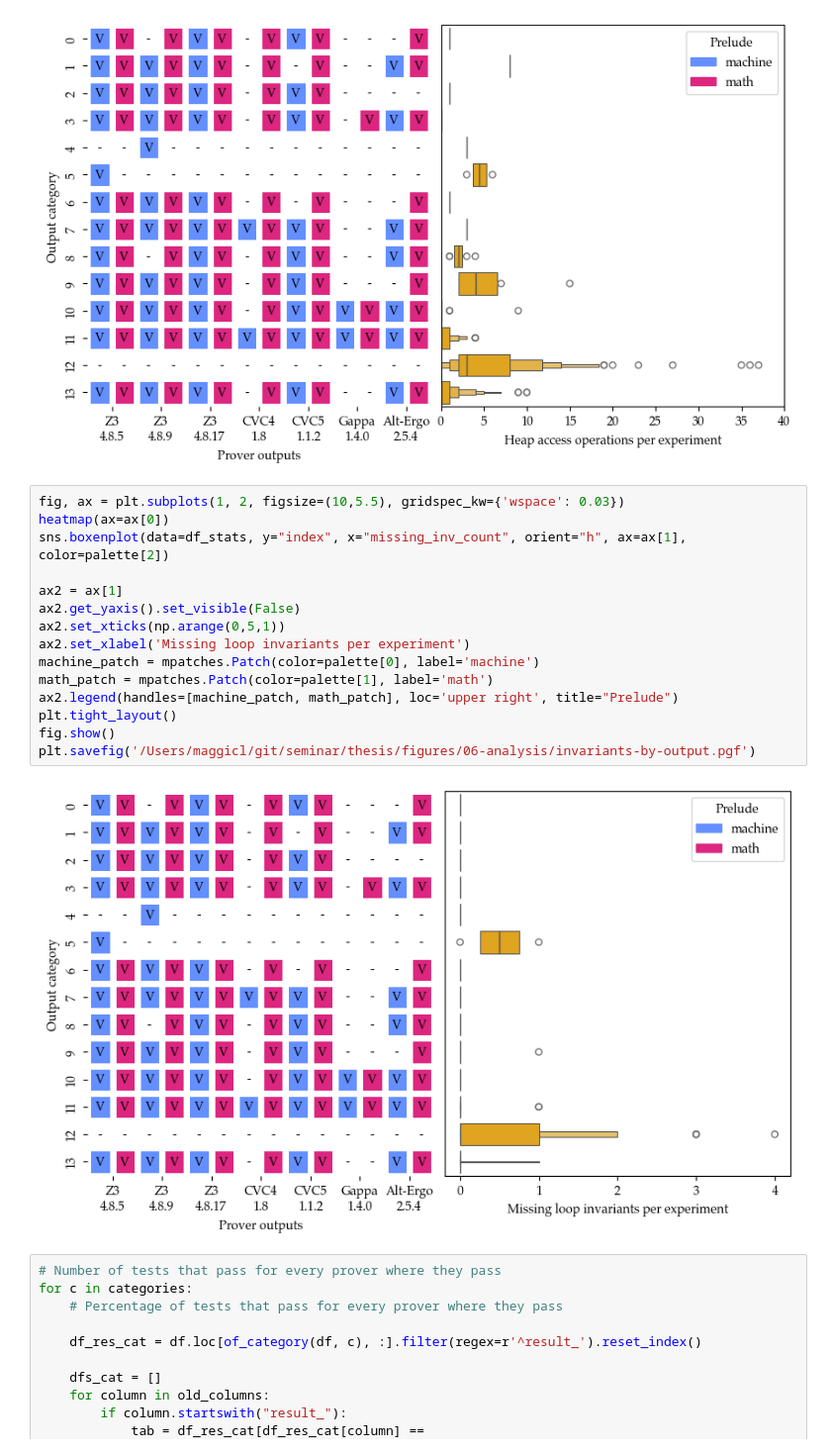
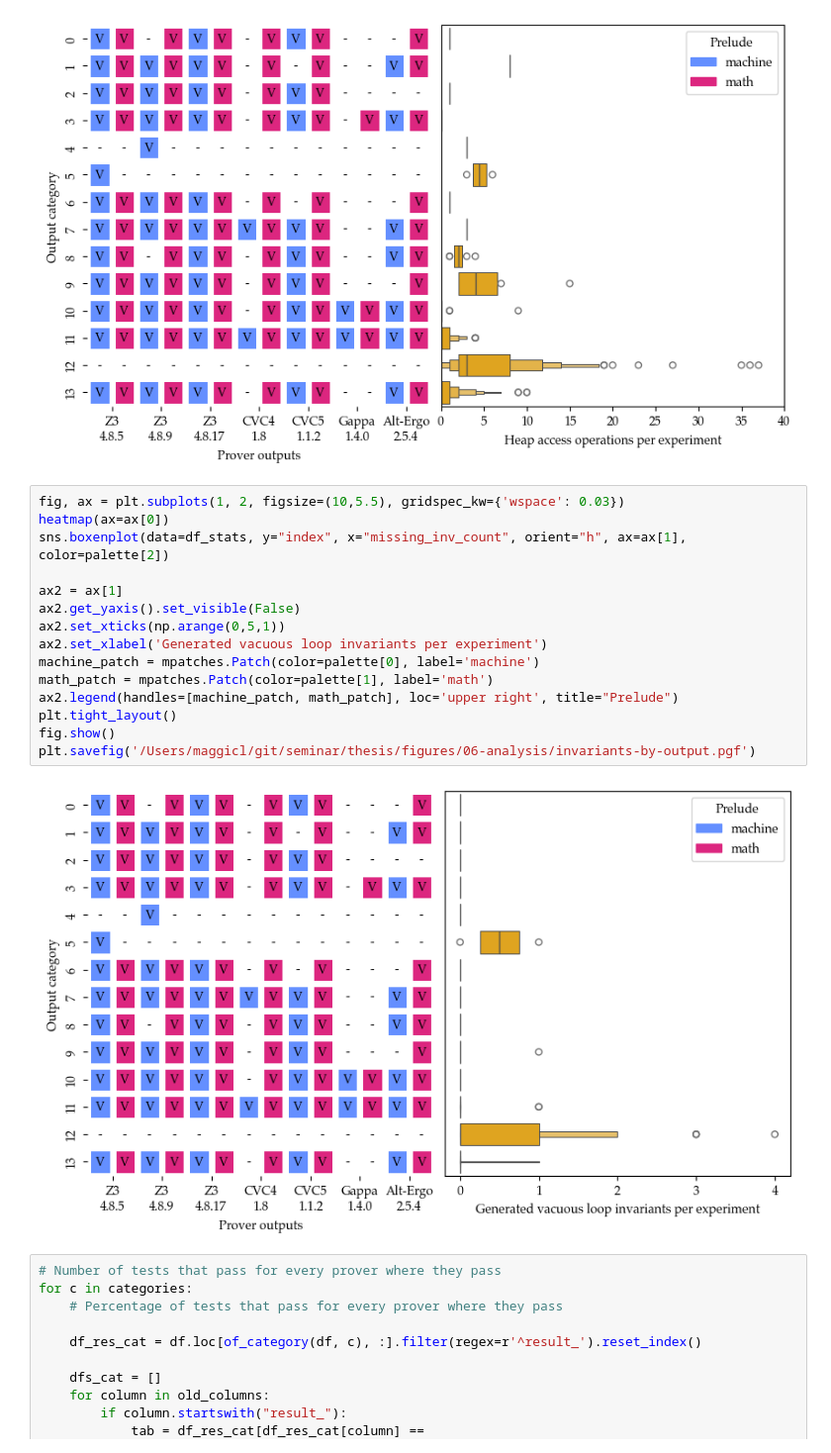
Before and after one commit to maggicl/WhyBack, a Jupyter notebook: byteback-test/data/results.ipynb, the cells around one changed output. Shown at 99% size. Drawn from its saved outputs; the diff is of its cells as text.

```diff
--- a/byteback-test/data/results.ipynb
+++ b/byteback-test/data/results.ipynb
@@ -375,20 +544,20 @@ plt.savefig('/Users/maggicl/git/seminar/thesis/figures/06-analysis/heap-by-outpu
 # %%
 fig, ax = plt.subplots(1, 2, figsize=(10,5.5), gridspec_kw={'wspace': 0.03})
 heatmap(ax=ax[0])
 sns.boxenplot(data=df_stats, y="index", x="missing_inv_count", orient="h", ax=ax[1], color=palette[2])
 
 ax2 = ax[1]
 ax2.get_yaxis().set_visible(False)
 ax2.set_xticks(np.arange(0,5,1))
-ax2.set_xlabel('Missing loop invariants per experiment')
+ax2.set_xlabel('Generated vacuous loop invariants per experiment')
 machine_patch = mpatches.Patch(color=palette[0], label='machine')
 math_patch = mpatches.Patch(color=palette[1], label='math')
 ax2.legend(handles=[machine_patch, math_patch], loc='upper right', title="Prelude")
 plt.tight_layout()
 fig.show()
 plt.savefig('/Users/maggicl/git/seminar/thesis/figures/06-analysis/invariants-by-output.pgf')
 # %% [output]
-[figure, old version]
+[figure, new version]
 # %%
 # Number of tests that pass for every prover where they pass
 for c in categories:
```
Also changed, not shown: parts of 6 cells of this notebook, 1 other file.
